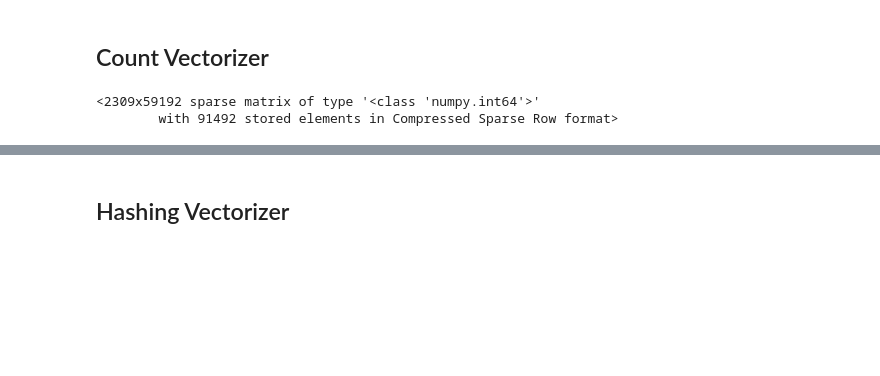
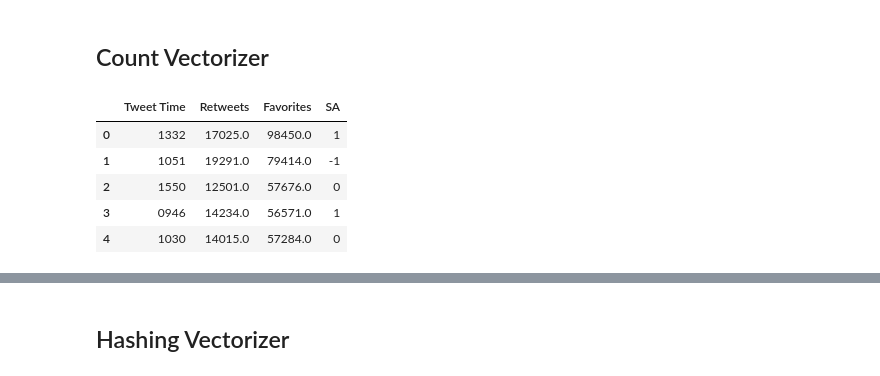
Before and after one commit to stephanieroman2020/FinalProject, a Jupyter notebook: FinalProject- SR/Support Vector Model.ipynb, the cells around one changed output, grey strips where cells are left out. Cells and saved outputs as stored; diff of their text form; code cells hidden in the pictures; blank space fills up the shorter version.

```diff
--- a/FinalProject- SR/Support Vector Model.ipynb
+++ b/FinalProject- SR/Support Vector Model.ipynb
@@ -75,2 +120,19 @@ data.shape
 # %% [markdown]
 ## Count Vectorizer
+# %%
+#Call out features
+features = data_.columns
+features = data[['Tweet Time', 'Retweets', 'Favorites', 'SA']].copy()
+
+#State target output, name the %change bins
+target = data["Market Movement"]
+target_names = ["Positive", "No Effect", "Negative"]
+# %%
+features.head()
+# %% [output]
+|  | Tweet Time | Retweets | Favorites | SA |
+| 0 | 1332 | 17025.0 | 98450.0 | 1 |
+| 1 | 1051 | 19291.0 | 79414.0 | -1 |
+| 2 | 1550 | 12501.0 | 57676.0 | 0 |
+| 3 | 0946 | 14234.0 | 56571.0 | 1 |
+| 4 | 1030 | 14015.0 | 57284.0 | 0 |
@@ -77,12 +154,6 @@ data.shape
 # %%
-from sklearn.feature_extraction import stop_words
-from sklearn.feature_extraction.text import CountVectorizer
-
 corpus = data['Tweet']
 
 vectorizer2 = CountVectorizer(analyzer='word', ngram_range=(1, 3), stop_words = 'english')
 vector = vectorizer2.fit_transform(corpus)
-vector
+vector = vector.toarray()
-# %% [output]
-<2309x59192 sparse matrix of type '<class 'numpy.int64'>'
-        with 91492 stored elements in Compressed Sparse Row format>
```
Also changed, not shown: parts of 20 cells of this notebook, 2 other files.
